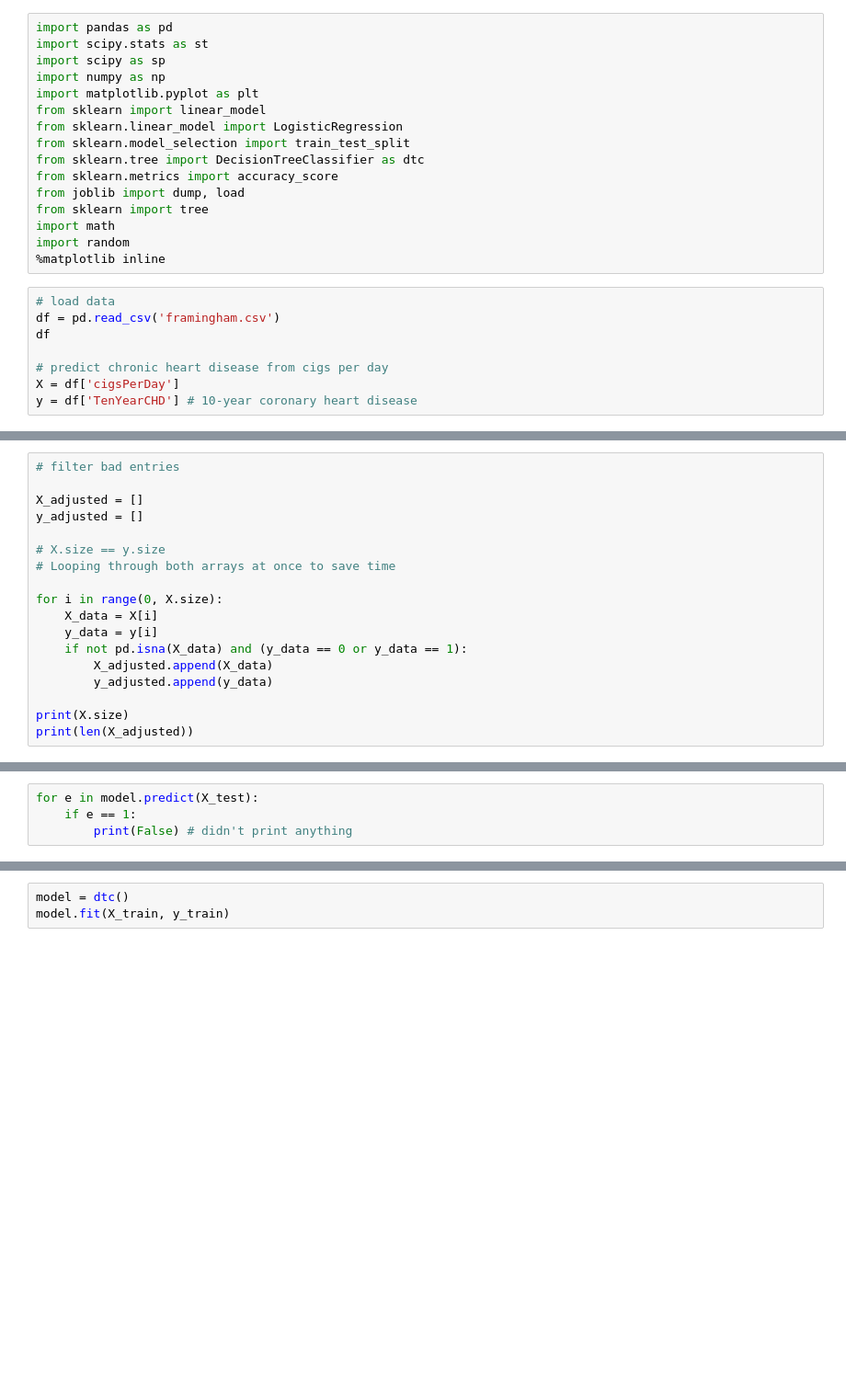
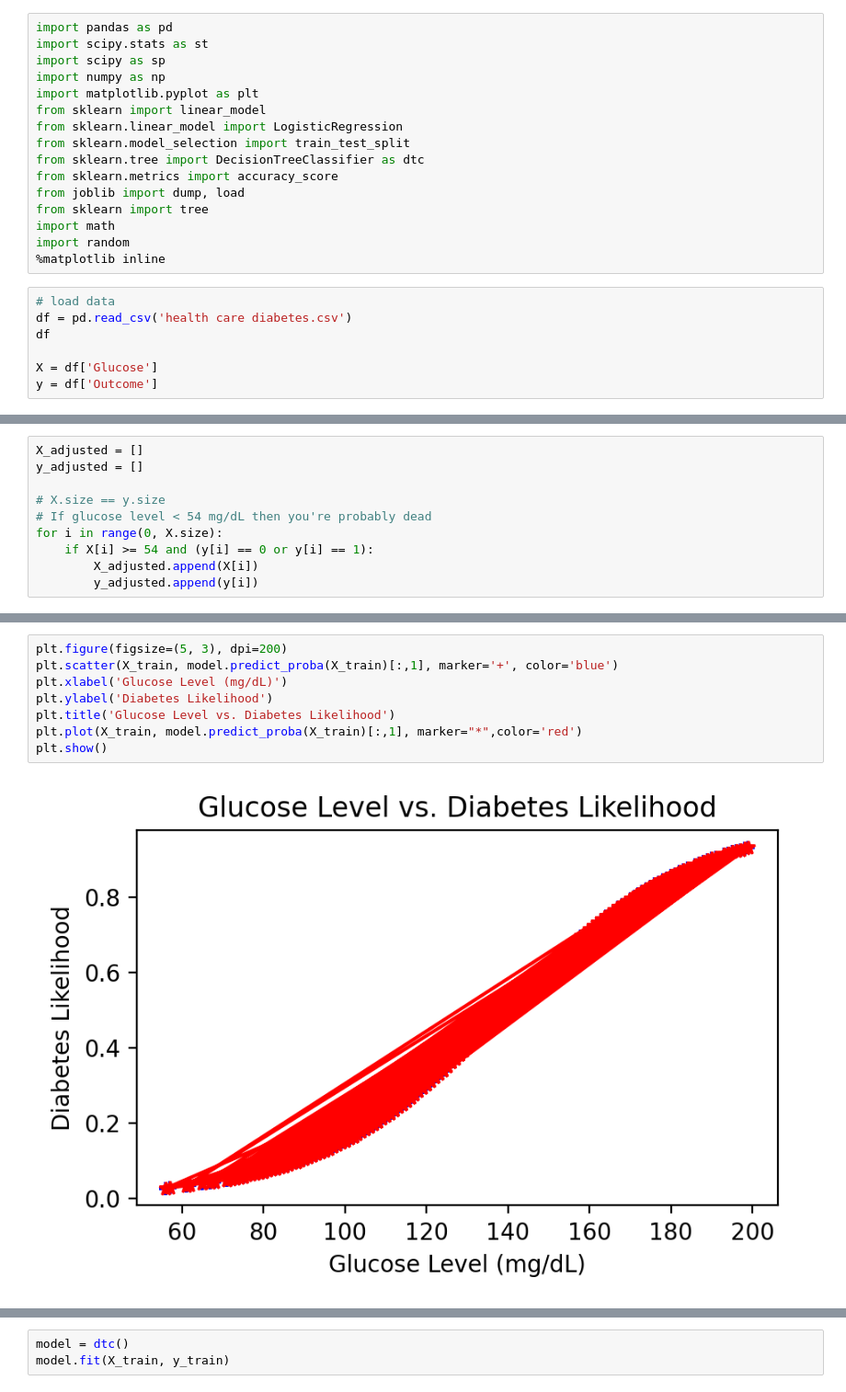
Before and after one commit to cboiteux2765/UCSB-SysNetLab-Project, a Jupyter notebook: DataScienceResearch.ipynb, the cells around one changed output, grey strips where cells are left out. Shown at 92% size. Saved outputs shown, nothing was run; the diff lists cells and outputs as text; blank space fills up the shorter version.

```diff
--- a/DataScienceResearch.ipynb
+++ b/DataScienceResearch.ipynb
@@ -16,9 +16,8 @@ import random
 %matplotlib inline
 # %%
 # load data
-df = pd.read_csv('framingham.csv')
+df = pd.read_csv('health care diabetes.csv')
 df
 
-# predict chronic heart disease from cigs per day
-X = df['cigsPerDay']
-y = df['TenYearCHD'] # 10-year coronary heart disease
+X = df['Glucose']
+y = df['Outcome']
@@ -25,19 +38,11 @@ y = df['TenYearCHD'] # 10-year coronary heart disease
 # %%
-# filter bad entries
-
 X_adjusted = []
 y_adjusted = []
 
 # X.size == y.size
-# Looping through both arrays at once to save time
-
+# If glucose level < 54 mg/dL then you're probably dead
 for i in range(0, X.size):
-    X_data = X[i]
-    y_data = y[i]
-    if not pd.isna(X_data) and (y_data == 0 or y_data == 1):
-        X_adjusted.append(X_data)
-        y_adjusted.append(y_data)
-
-print(X.size)
-print(len(X_adjusted))
+    if X[i] >= 54 and (y[i] == 0 or y[i] == 1):
+        X_adjusted.append(X[i])
+        y_adjusted.append(y[i])
 # %% [output]
@@ -83,4 +80,10 @@ LogisticRegression()
-# %%
-for e in model.predict(X_test):
-    if e == 1:
-        print(False) # didn't print anything
+# %%
+plt.figure(figsize=(5, 3), dpi=200)
+plt.scatter(X_train, model.predict_proba(X_train)[:,1], marker='+', color='blue')
+plt.xlabel('Glucose Level (mg/dL)')
+plt.ylabel('Diabetes Likelihood')
+plt.title('Glucose Level vs. Diabetes Likelihood')
+plt.plot(X_train, model.predict_proba(X_train)[:,1], marker="*",color='red')
+plt.show()
+# %% [output]
+[figure, new version]
```
Also changed, not shown: parts of 9 cells of this notebook, 2 other files.
